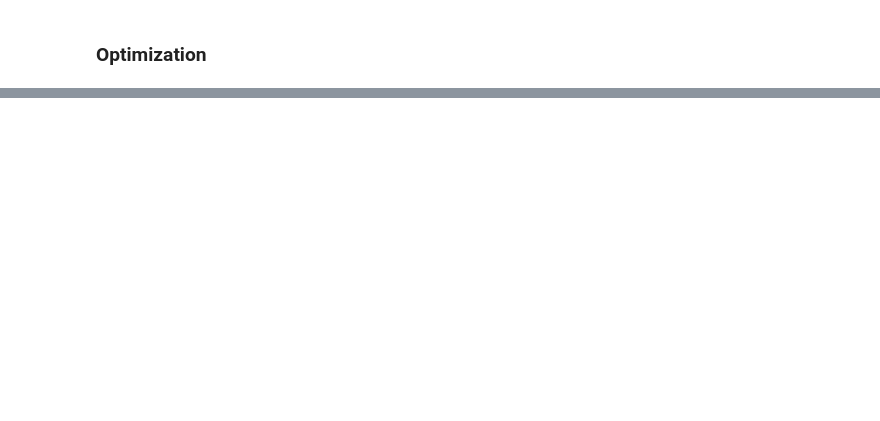
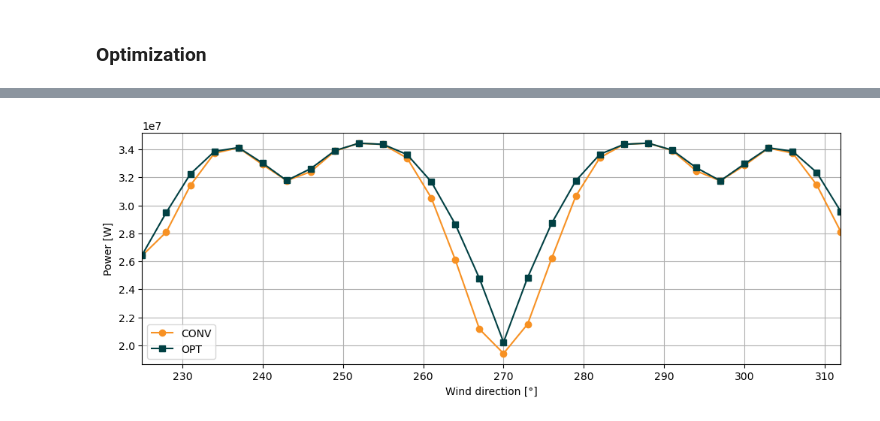
Before and after one commit to chrisosse/TouchWind_Optimization_Framework, a Jupyter notebook: framework_test.ipynb, the cells around one changed output, grey strips where cells are left out. Cells and saved outputs as stored; diff of their text form; code cells hidden in the pictures; blank space fills up the shorter version.

```diff
--- a/framework_test.ipynb
+++ b/framework_test.ipynb
@@ -1078,0 +1171,14 @@ floris.tools.floris_interface.FlorisInterface WARNING The only unique hub-height
+# %%
+fig = plt.figure()
+fig.set_size_inches(12, 4)
+ax = fig.add_subplot(1, 1, 1)
+ax.plot(df_optimization['wind_direction'], df_optimization['total_power_conv'], color=colors[0], label='CONV', marker='o')
+ax.plot(df_optimization['wind_direction'], df_optimization['total_power'], color=colors[1], label='OPT', marker='s')
+ax.set_xlabel('Wind direction [°]')
+ax.set_ylabel('Power [W]')
+ax.grid()
+ax.legend()
+ax.set_xlim(min(df_optimization['wind_direction']), max(df_optimization['wind_direction']))
+plt.show()
+# %% [output]
+[figure, added]
```
Also changed, not shown: parts of 11 cells of this notebook.
